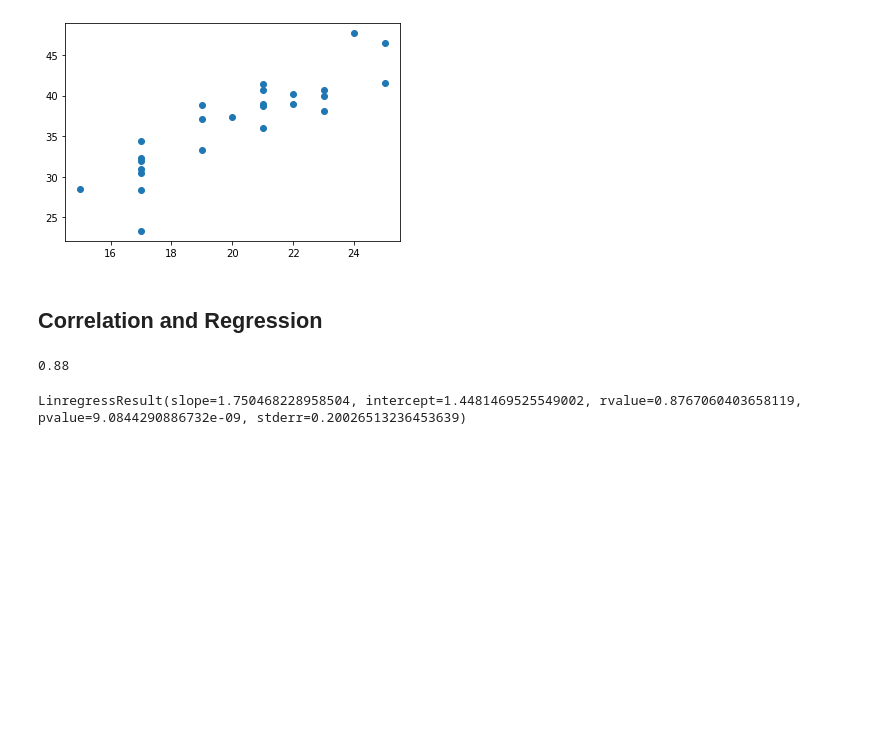
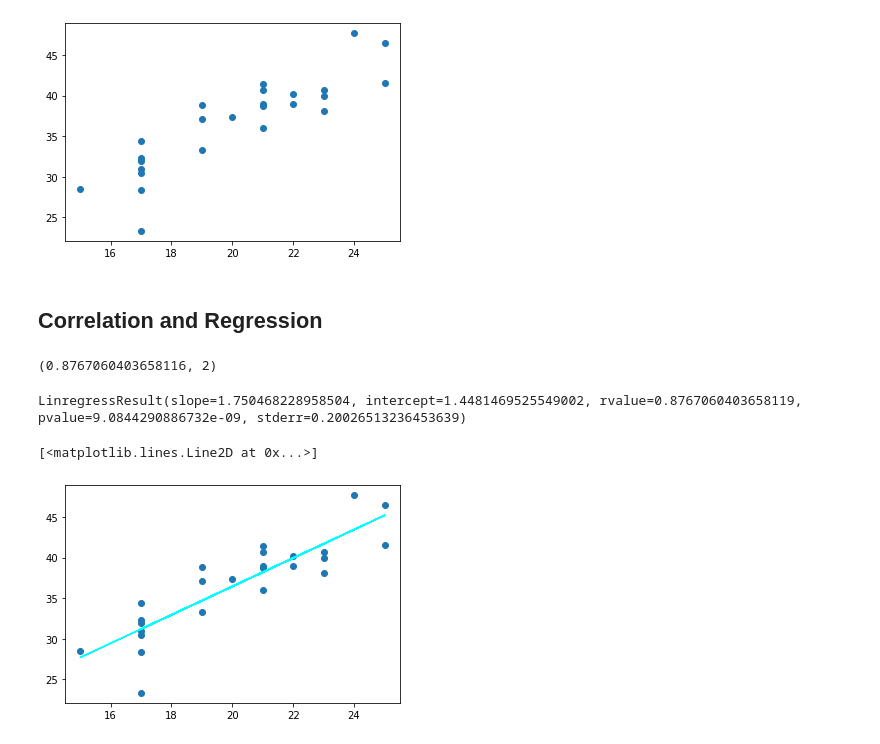
Before and after one commit to jacobstryker93/Matplotlib_Challenge, a Jupyter notebook: pymaceuticals_starter.ipynb, the cells around one changed output. Cells and saved outputs as stored; diff of their text form; code cells hidden in the pictures; blank space fills up the shorter version.

Commit message:
made graph for linear regression

```diff
--- a/pymaceuticals_starter.ipynb
+++ b/pymaceuticals_starter.ipynb
@@ -263,10 +263,10 @@ plt.scatter(average_tumor["Weight (g)"], average_tumor["Tumor Volume (mm3)"])
 # Calculate the correlation coefficient and linear regression model
 # for mouse weight and average tumor volume for the Capomulin regimen
 capomulin_average = cap_data_df.groupby(["Mouse ID"]).mean()
-correlation_data = round(st.pearsonr(capomulin_average['Weight (g)'],capomulin_average['Tumor Volume (mm3)'])[0],2)
+correlation_data =(st.pearsonr(capomulin_average['Weight (g)'],capomulin_average['Tumor Volume (mm3)'])[0],2)
 correlation_data
 # %% [output]
-0.88
+(0.8767060403658116, 2)
 # %%
 capo_corr = st.linregress(capomulin_average["Weight (g)"], capomulin_average["Tumor Volume (mm3)"])
 capo_corr
@@ -277,0 +275,9 @@ intercept=
+# %%
+slope= 1.750468228958504
+intercept= 1.4481469525549002
+y_values = capomulin_average["Weight (g)"]*slope+intercept
+plt.scatter(capomulin_average["Weight (g)"], capomulin_average["Tumor Volume (mm3)"])
+plt.plot(capomulin_average["Weight (g)"],y_values, color = "cyan")
+# %% [output]
+[<matplotlib.lines.Line2D at 0x...>]
+[figure, added]
```
Also changed, not shown: parts of 1 cell of this notebook.
